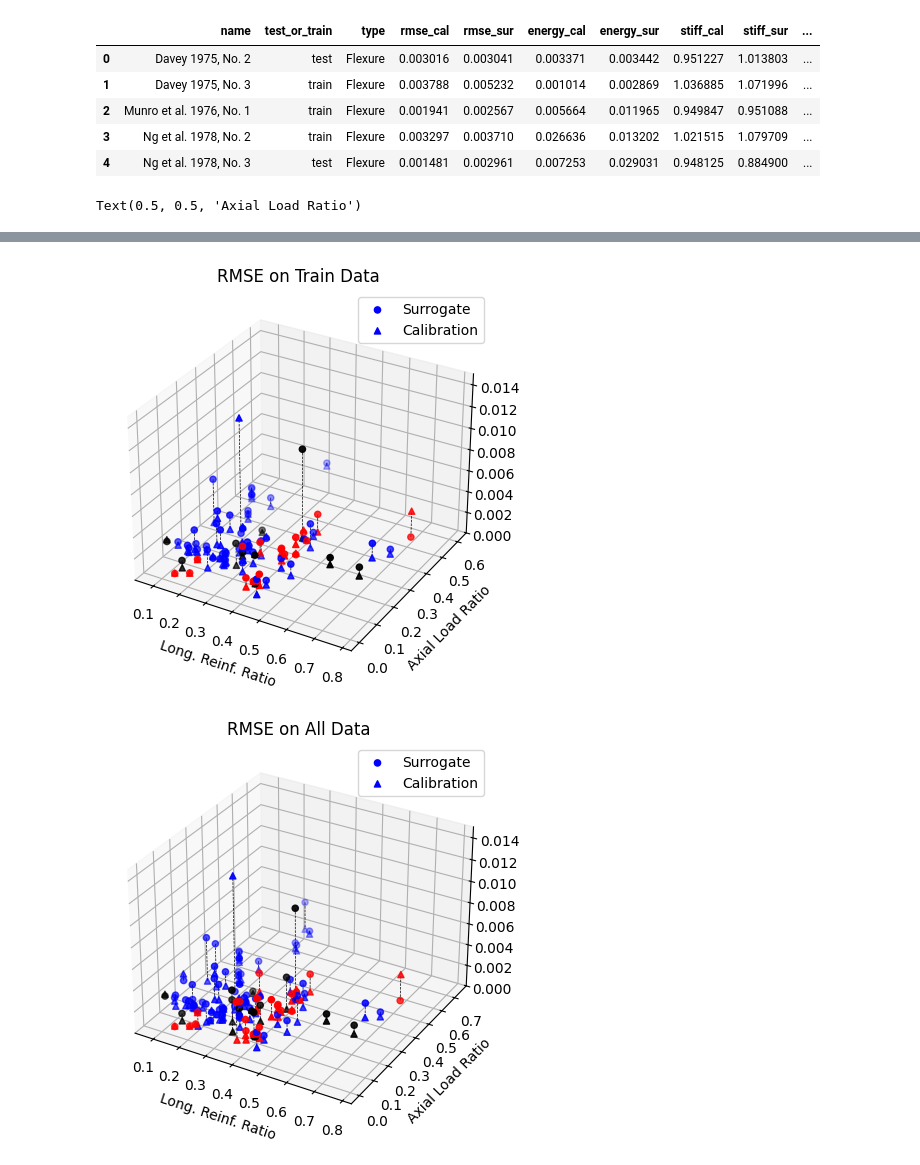
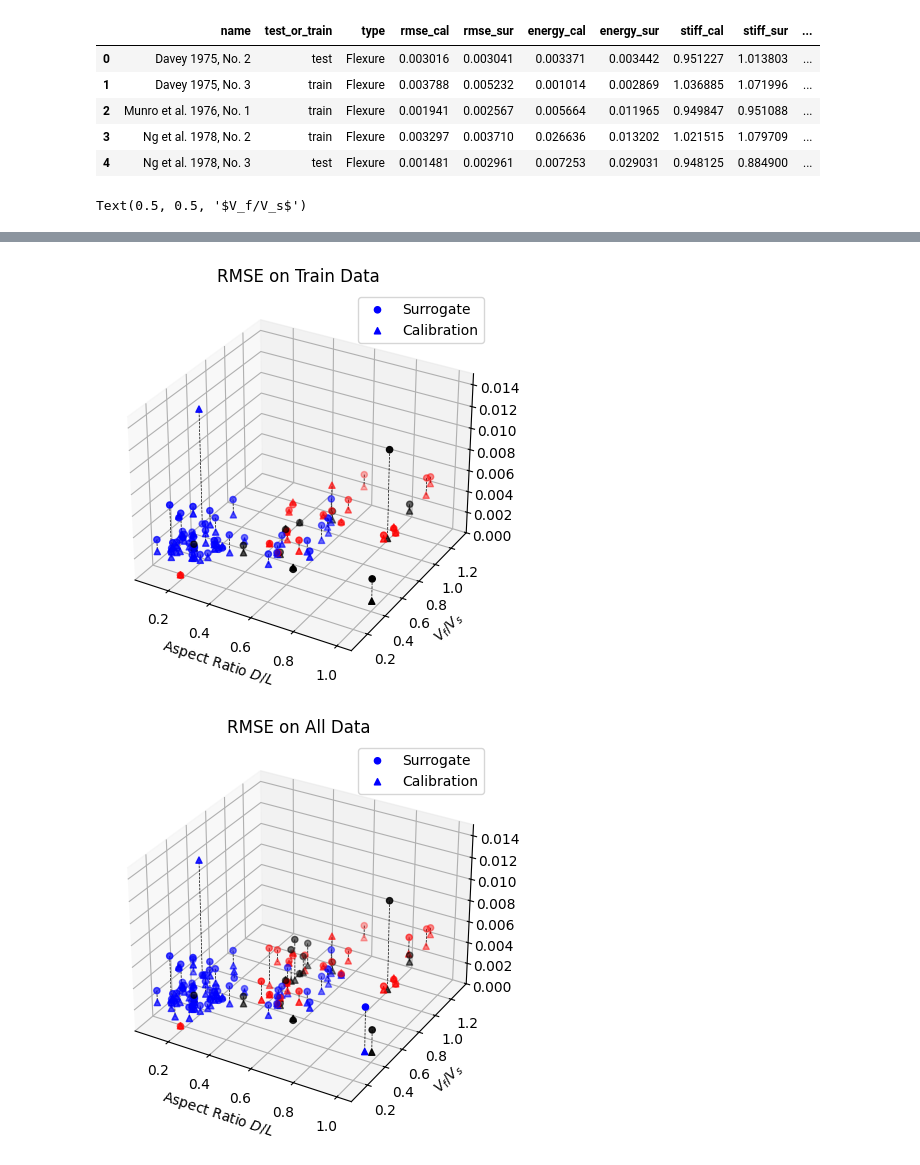
Before and after one commit to migagf/RC_Column_Model, a Jupyter notebook: analyze_surrogate_performance.ipynb, the cells around one changed output, grey strips where cells are left out. Drawn from its saved outputs; the diff is of its cells as text; code cells hidden in the pictures.

```diff
--- a/analyze_surrogate_performance.ipynb
+++ b/analyze_surrogate_performance.ipynb
@@ -24,7 +24,7 @@ pars = ['a1', 'a2', 'a3', 'a4', 'a5', 'a6']
 # Parameter labels [ar, lrr, srr, alr, sdr, smr]
 par_labels = ['Aspect Ratio $D/L$', 'Long. Reinf. Ratio', 'Trans. Reinf. Ratio', 'Axial Load Ratio', 'Spacing', '$V_f/V_s$']
 
-xpar_index, ypar_index = 1, 3
+xpar_index, ypar_index = 0, 5
 
 xpar = pars[xpar_index]
 ypar = pars[ypar_index]
@@ -120,4 +120,4 @@ ax.set_xlabel(xpar_label)
 ax.set_ylabel(ypar_label)
 #ax.set_ylim(0, 2)
 # %% [output]
-Text(0.5, 0.5, 'Axial Load Ratio')
+Text(0.5, 0.5, '$V_f/V_s$')
@@ -125,5 +125,5 @@ Text(0.5, 0.5, 'Axial Load Ratio')
-[figure, old version]
+[figure, new version]
-[figure, old version]
+[figure, new version]
 # %%
 # Now, do same as above for energy_cal and energy_sur
 
```
Also changed, not shown: parts of 3 cells of this notebook, 26 other files.
